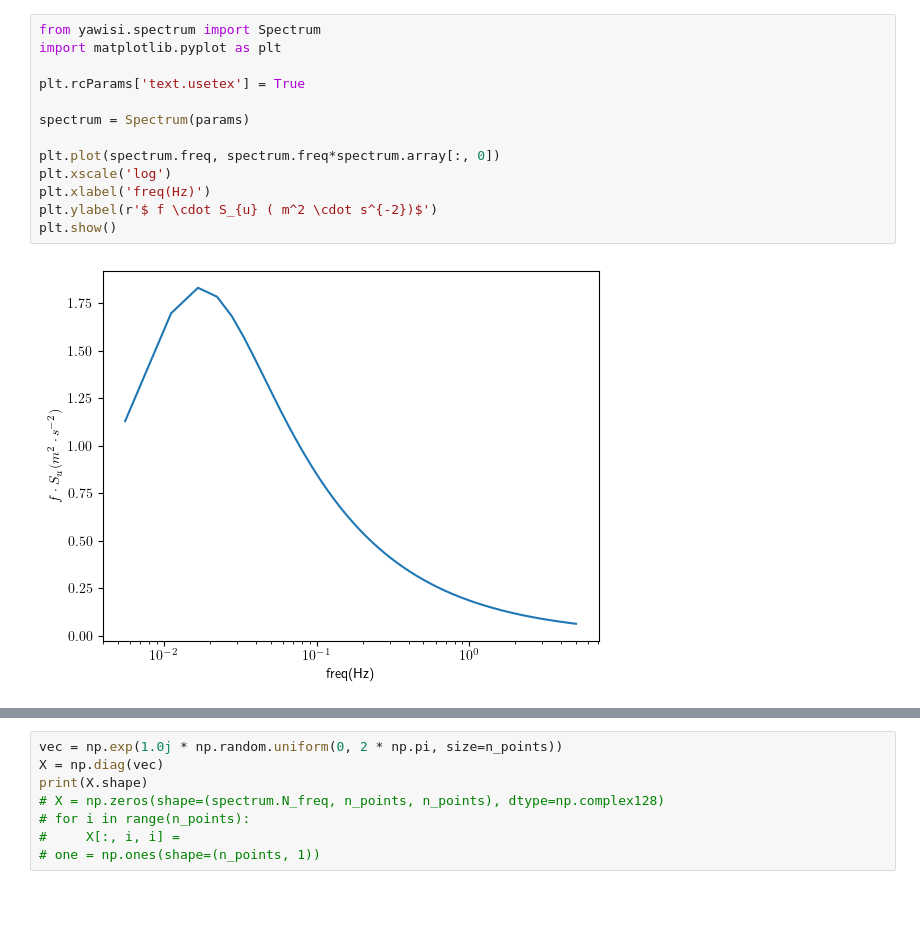
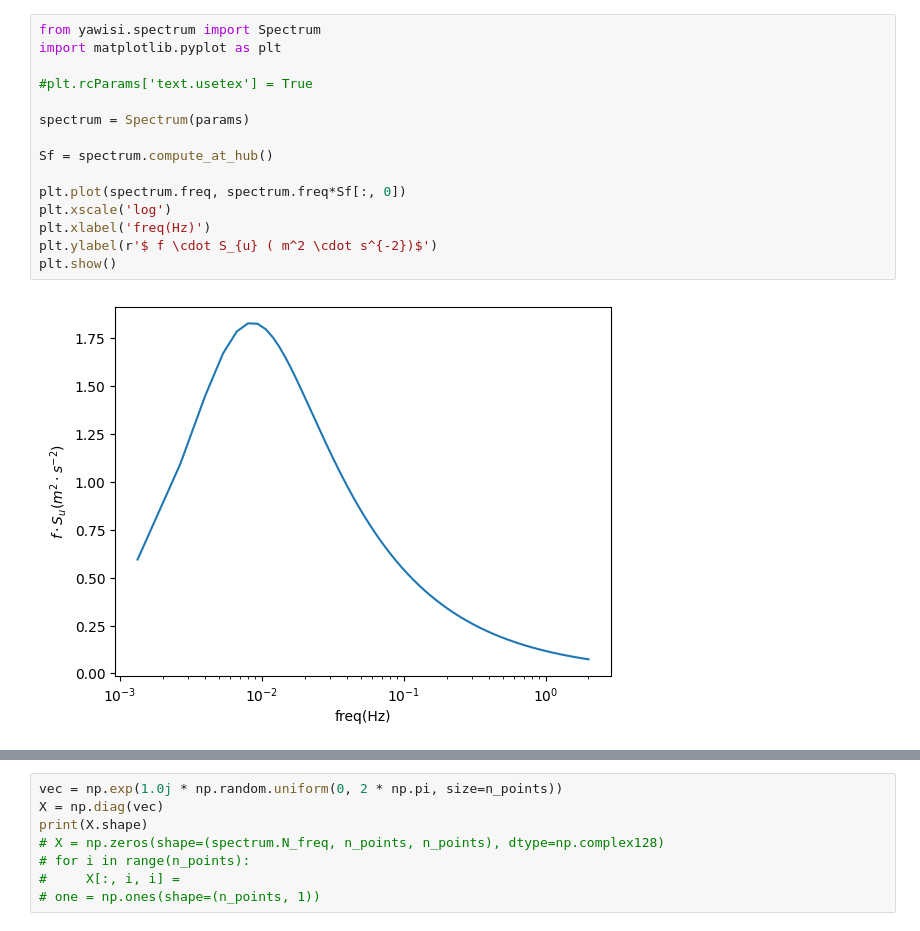
Before and after one commit to zwergon/yawisi, a Jupyter notebook: notebooks/examples.ipynb, the cells around one changed output, grey strips where cells are left out. Saved outputs shown, nothing was run; the diff lists cells and outputs as text; blank space fills up the shorter version.

```diff
--- a/notebooks/examples.ipynb
+++ b/notebooks/examples.ipynb
@@ -21,15 +22,17 @@ Grid Length @ 11
 # %%
 from yawisi.spectrum import Spectrum
 import matplotlib.pyplot as plt
 
-plt.rcParams['text.usetex'] = True
+#plt.rcParams['text.usetex'] = True
 
 spectrum = Spectrum(params)
 
-plt.plot(spectrum.freq, spectrum.freq*spectrum.array[:, 0])
+Sf = spectrum.compute_at_hub()
+
+plt.plot(spectrum.freq, spectrum.freq*Sf[:, 0])
 plt.xscale('log')
 plt.xlabel('freq(Hz)')
 plt.ylabel(r'$ f \cdot S_{u} ( m^2 \cdot s^{-2})$')
 plt.show()
 # %% [output]
-[figure, old version]
+[figure, new version]
```
Also changed, not shown: parts of 11 cells of this notebook, 4 other files.
